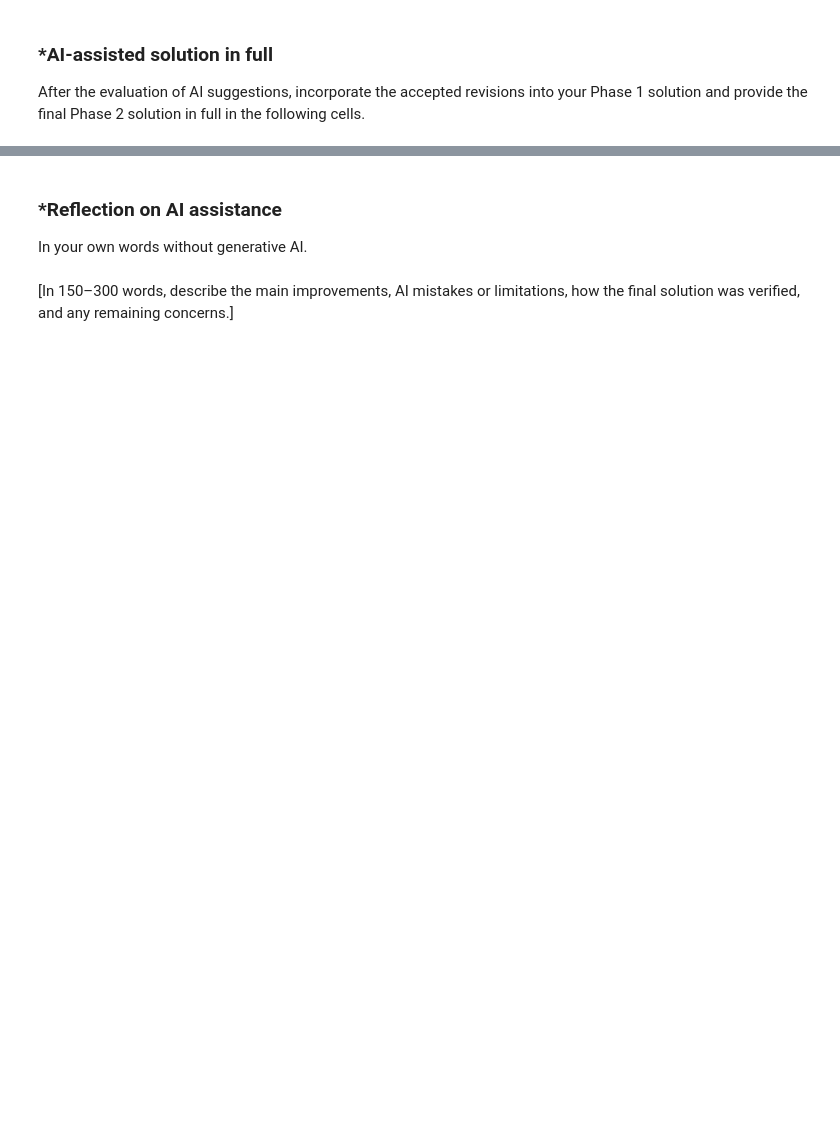
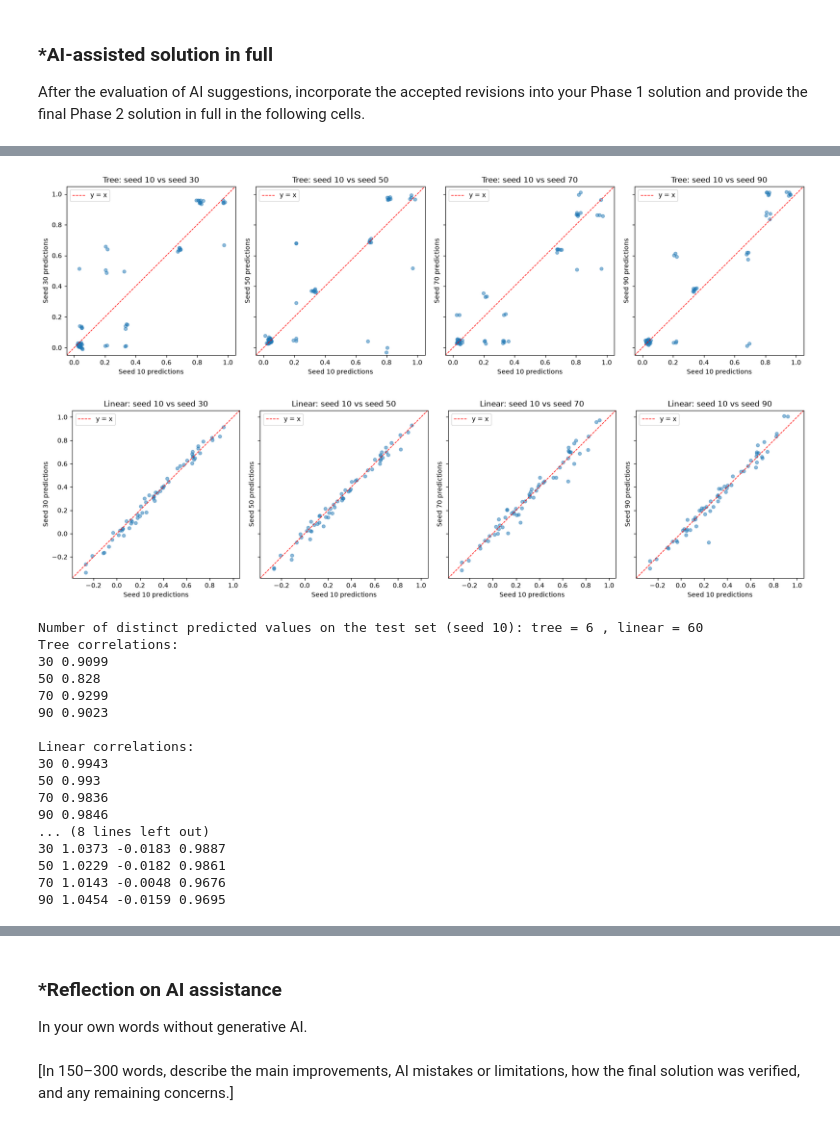
Before and after one commit to rushilnanga/L03-tree-stability, a Jupyter notebook: notebook (1).ipynb, the cells around one changed output, grey strips where cells are left out. Drawn from its saved outputs; the diff is of its cells as text; code cells hidden in the pictures; blank space fills up the shorter version.

```diff
--- a/notebook (1).ipynb
+++ b/notebook (1).ipynb
@@ -345,0 +655,69 @@ After the evaluation of AI suggestions, incorporate the accepted revisions into
+# %%
+# Question 4
+import matplotlib.pyplot as plt
+
+#a.(trees and linear models respectively)
+def pred_scatter(base_pred, alt_preds, model_name, jitter=0.0):
+    rng = np.random.default_rng(0)
+    fig, axes = plt.subplots(1, len(seeds), figsize=(4.2 * len(seeds), 4.2), sharex=True, sharey=True)
+    lo = min(base_pred.min(), *(p.min() for p in alt_preds.values())) - 0.05
+    hi = max(base_pred.max(), *(p.max() for p in alt_preds.values())) + 0.05
+    for ax, s in zip(axes, seeds):
+        x = base_pred + rng.normal(0, jitter, len(base_pred))   # jitter only for display
+        y = alt_preds[s] + rng.normal(0, jitter, len(base_pred))
+        ax.scatter(x, y, alpha=0.5, s=25)
+        ax.plot([lo, hi], [lo, hi], "r--", lw=1, label="y = x")
+        ax.set_xlim(lo, hi); ax.set_ylim(lo, hi); ax.set_aspect("equal")
+        ax.set_title(f"{model_name}: seed 10 vs seed {s}")
+        ax.set_xlabel("Seed 10 predictions"); ax.set_ylabel(f"Seed {s} predictions")
+        ax.legend(loc="upper left")
+    plt.tight_layout()
+    plt.show()
+
+# Trees predict only a handful of distinct values, so points overlap: add a little jitter.
+pred_scatter(tree_pred, tree_predictions, "Tree", jitter=0.01)
+pred_scatter(linear_pred, linear_predictions, "Linear", jitter=0.0)
+print("Number of distinct predicted values on the test set (seed 10):",
+      "tree =", len(np.unique(tree_pred)), ", linear =", len(np.unique(linear_pred)))
+
+#b. (Trees followed by linear models)
+print("Tree correlations:")
+for s in seeds:
+    print(s, round(np.corrcoef(tree_pred, tree_predictions[s])[0, 1], 4))
+
+print("\nLinear correlations:")
+for s in seeds:
+    print(s, round(np.corrcoef(linear_pred, linear_predictions[s])[0, 1], 4))
+
+#c. (Trees followed by linear models)
+print("\nTree regressions (slope, intercept, R2):")
+for s in seeds:
+    slope, intercept = np.polyfit(tree_pred, tree_predictions[s], 1)
+    r2 = np.corrcoef(tree_pred, tree_predictions[s])[0, 1] ** 2
+    print(s, round(slope, 4), round(intercept, 4), round(r2, 4))
+
+print("\nLinear regressions (slope, intercept, R2):")
+for s in seeds:
+    slope, intercept = np.polyfit(linear_pred, linear_predictions[s], 1)
+    r2 = np.corrcoef(linear_pred, linear_predictions[s])[0, 1] ** 2
+    print(s, round(slope, 4), round(intercept, 4), round(r2, 4))
+# %% [output]
+[figure, added]
+[figure, added]
+Number of distinct predicted values on the test set (seed 10): tree = 6 , linear = 60
+Tree correlations:
+30 0.9099
+50 0.828
+70 0.9299
+90 0.9023
+
+Linear correlations:
+30 0.9943
+50 0.993
+70 0.9836
+90 0.9846
+... (8 lines left out)
+30 1.0373 -0.0183 0.9887
+50 1.0229 -0.0182 0.9861
+70 1.0143 -0.0048 0.9676
+90 1.0454 -0.0159 0.9695
```
Also changed, not shown: parts of 20 cells of this notebook.
